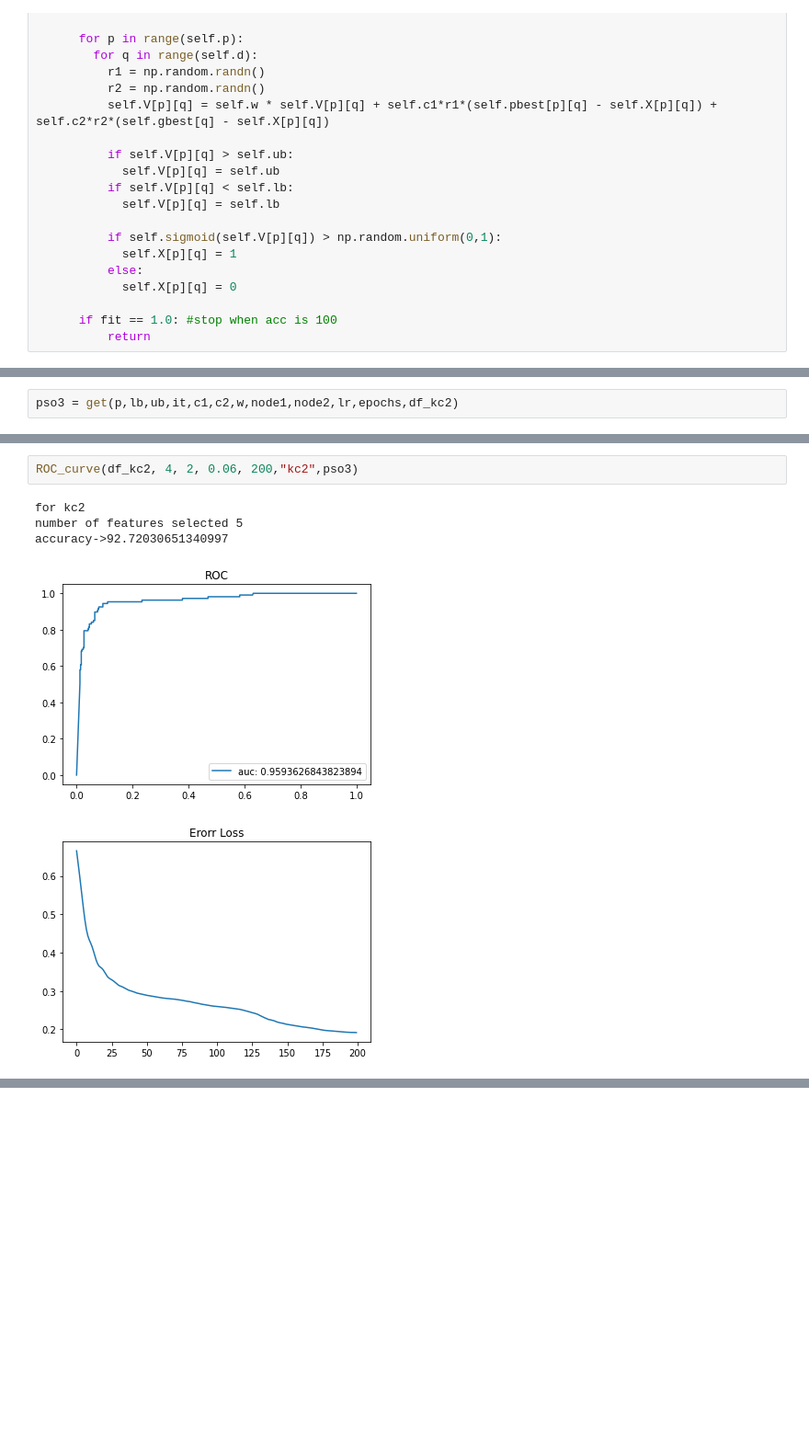
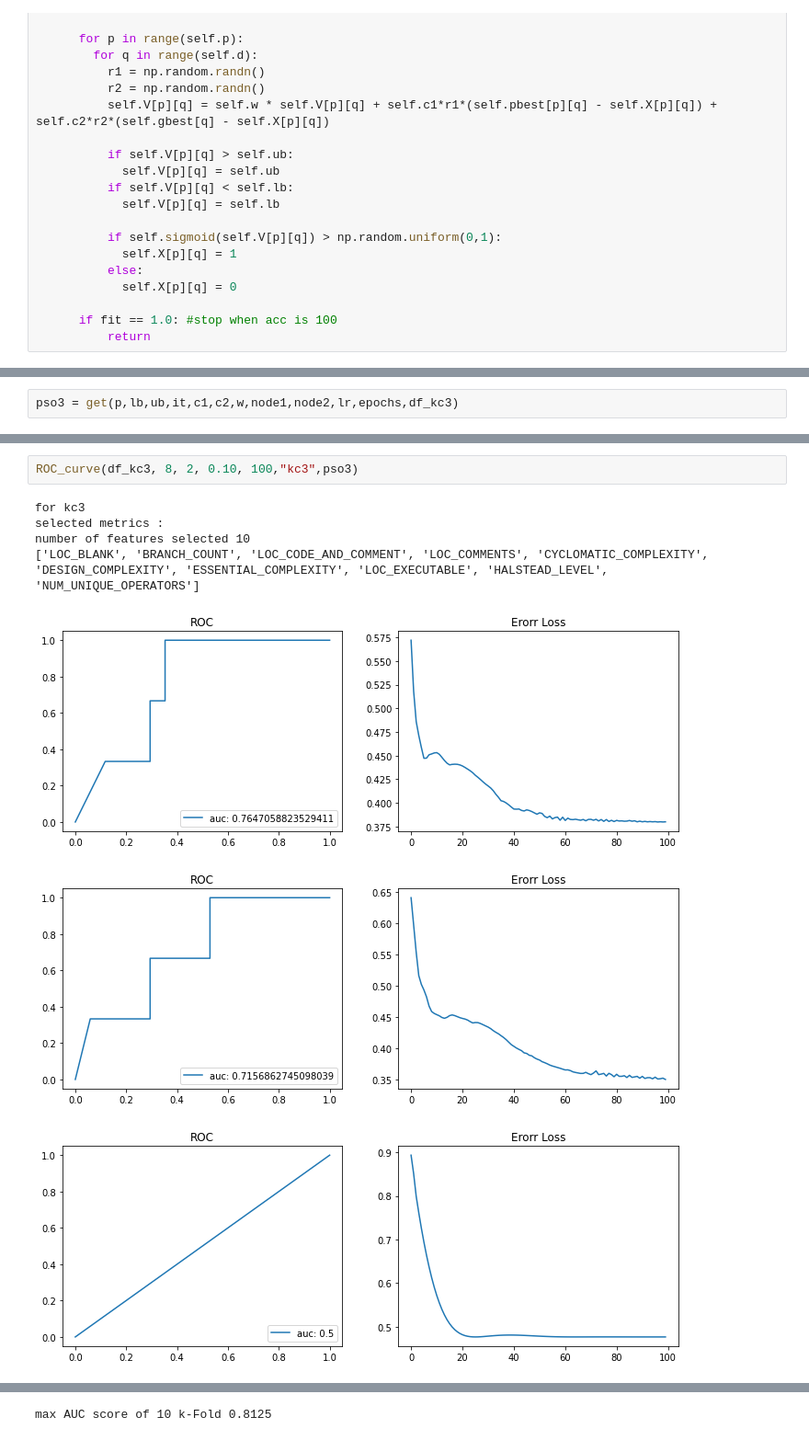
Before and after one commit to abhishekshakya/BPSO-and-ANN-for-sofware-fault-predicition, a Jupyter notebook: internPSO_ANN.ipynb, the cells around one changed output, grey strips where cells are left out. Shown: that part at 92% size. Drawn from its saved outputs; the diff is of its cells as text; blank space fills up the shorter version.

```diff
--- a/internPSO_ANN.ipynb
+++ b/internPSO_ANN.ipynb
@@ -352,4 +441,4 @@ accuracy->84.54243717401611
 # %%
-pso3 = get(p,lb,ub,it,c1,c2,w,node1,node2,lr,epochs,df_kc2)
+pso3 = get(p,lb,ub,it,c1,c2,w,node1,node2,lr,epochs,df_kc3)
 # %% [output]
 iterations 0 | max acc achieved 0 using 0.0 features
@@ -375,8 +464,10 @@ iterations 95 | max acc achieved 0.9101233671988389 using 5 features
-# %%
-ROC_curve(df_kc2, 4, 2, 0.06, 200,"kc2",pso3)
-# %% [output]
-for kc2
-number of features selected 5
-accuracy->92.72030651340997
-[figure, removed]
-[figure, removed]
+# %%
+ROC_curve(df_kc3, 8, 2, 0.10, 100,"kc3",pso3)
+# %% [output]
+for kc3
+selected metrics :
+number of features selected 10
+['LOC_BLANK', 'BRANCH_COUNT', 'LOC_CODE_AND_COMMENT', 'LOC_COMMENTS', 'CYCLOMATIC_COMPLEXITY', 'DESIGN_COMPLEXITY', 'ESSENTIAL_COMPLEXITY', 'LOC_EXECUTABLE', 'HALSTEAD_LEVEL', 'NUM_UNIQUE_OPERATORS']
+[figure, added]
+[figure, added]
+[figure, added]
@@ -383,3 +481,4 @@ accuracy->92.72030651340997
+max AUC score of 10 k-Fold 0.8125
 # %%
 pso4 = get(p,lb,ub,it,c1,c2,w,node1,node2,lr,epochs,df_jm1)
 # %% [output]
```
Also changed, not shown: parts of 33 cells of this notebook.
